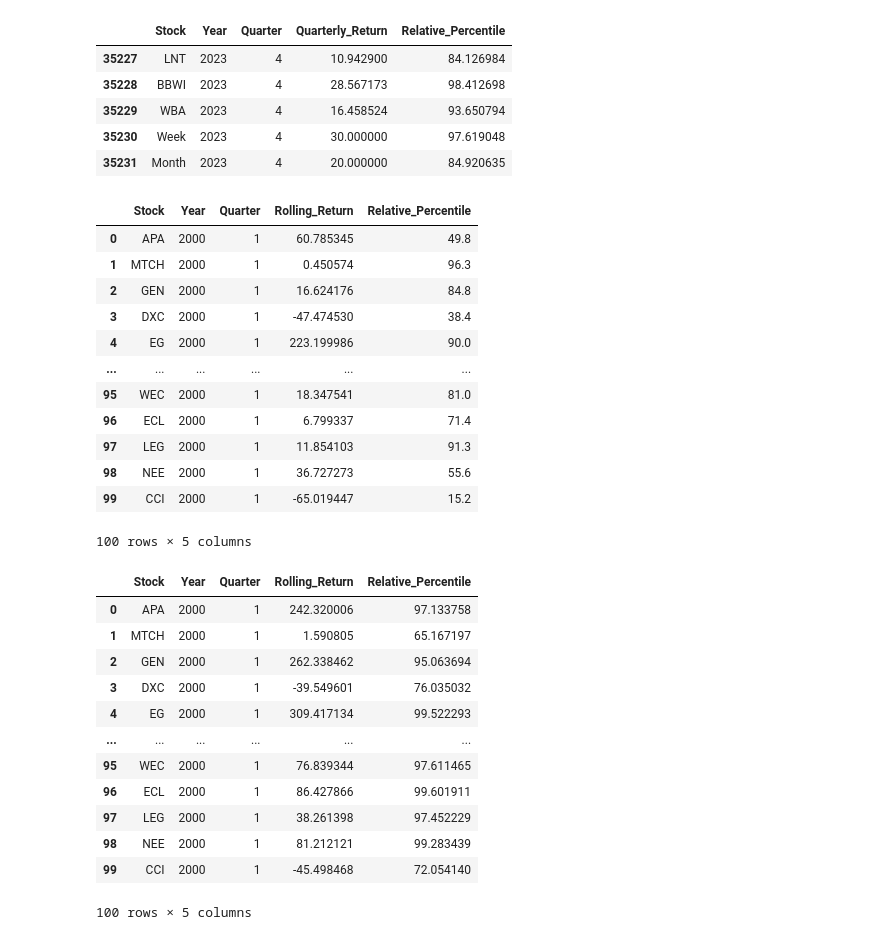
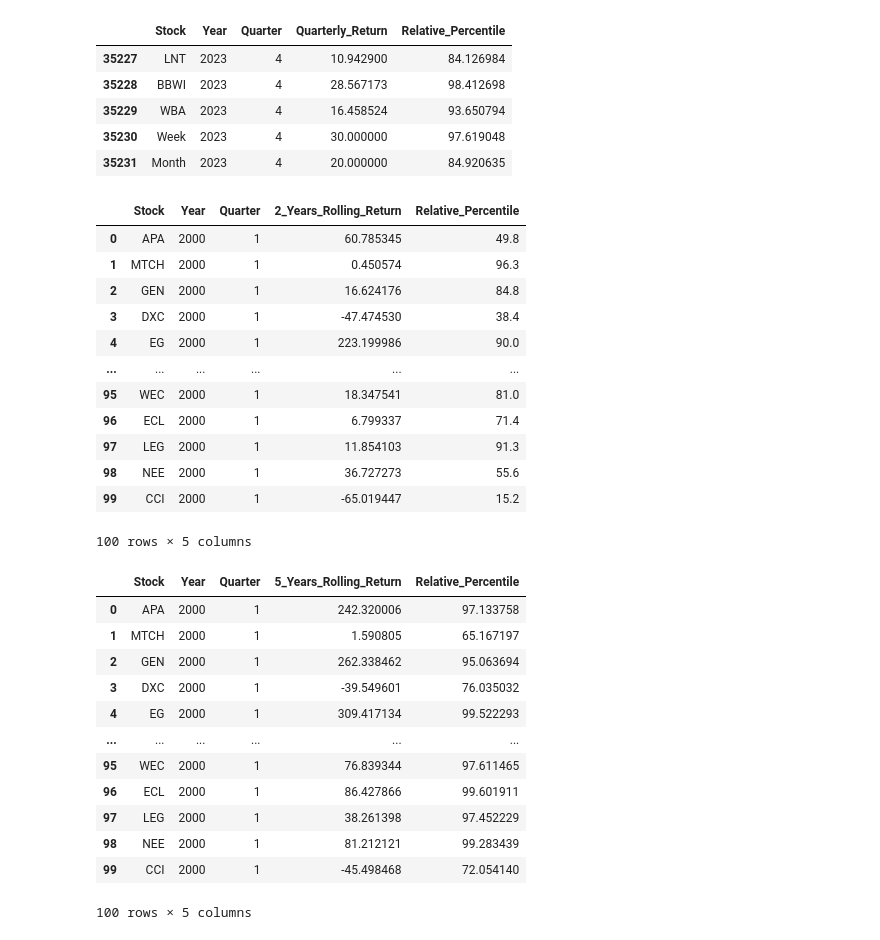
Before and after one commit to CiganOliviuAlphablock/clustering-in-mean-reversion-framework, a Jupyter notebook: correlation_matrix.ipynb, the cells around one changed output. Drawn from its saved outputs; the diff is of its cells as text; code cells hidden in the pictures.

```diff
--- a/correlation_matrix.ipynb
+++ b/correlation_matrix.ipynb
@@ -135,34 +135,34 @@ data_frame_annual_percentile = pd.DataFrame(data_frame_annual_returns)
 # %%
 data_frame["Date"] = pd.to_datetime(data_frame["Date"])
 data_frame['Year'] = data_frame["Date"].dt.year
 data_frame["Quarter"] = data_frame["Date"].dt.quarter
 
 start_year = 2000
 end_year = 2022
 quarters = [1, 2, 3, 4]
 
 data_frame_rolling_returns = []
 
 for year in range(start_year, end_year):
     for quarter in quarters:
         filtered_data_frame_1 = data_frame[((data_frame['Year'] == year) & (data_frame['Quarter'] >= quarter))]
         filtered_data_frame_2 = data_frame[(data_frame['Year'] == year + 1)]
         filtered_data_frame_3 = data_frame[((data_frame['Year'] == year + 2) & (data_frame['Quarter'] < quarter))]
 
         filtered_data = pd.concat([filtered_data_frame_1, filtered_data_frame_2, filtered_data_frame_3])
         filtered_data = filtered_data.reset_index(drop=True)
 
         for column in filtered_data.columns:
             if column not in ["Date", "Year", "Quarter"] and not filtered_data.empty:
                 rolling_return = get_annual_return(filtered_data[column].iloc[0], filtered_data[column].iloc[-1])
                 rolling_returns = [get_annual_return(filtered_data[column].iloc[0], filtered_data[column].iloc[i]) for i in range(len(filtered_data))]
                 relative_percentile = stats.percentileofscore(rolling_returns, rolling_return)
-                data_frame_rolling_returns.append({'Stock': column, 'Year': year, 'Quarter': quarter, 'Rolling_Return': rolling_return, 'Relative_Percentile': relative_percentile})
+                data_frame_rolling_returns.append({'Stock': column, 'Year': year, 'Quarter': quarter, '2_Years_Rolling_Return': rolling_return, 'Relative_Percentile': relative_percentile})
 
-data_frame_rolling_percentile = pd.DataFrame(data_frame_rolling_returns)
-data_frame_rolling_percentile.head(100)
+data_frame_2_years_rolling_percentile = pd.DataFrame(data_frame_rolling_returns)
+data_frame_2_years_rolling_percentile.head(100)
 # %% [output]
-|  | Stock | Year | Quarter | Rolling_Return | Relative_Percentile |
+|  | Stock | Year | Quarter | 2_Years_Rolling_Return | Relative_Percentile |
 | 0 | APA | 2000 | 1 | 60.785345 | 49.8 |
 | 1 | MTCH | 2000 | 1 | 0.450574 | 96.3 |
 | 2 | GEN | 2000 | 1 | 16.624176 | 84.8 |
@@ -200,12 +200,12 @@ for year in range(start_year, end_year):
                 rolling_return = get_annual_return(filtered_data[column].iloc[0], filtered_data[column].iloc[-1])
                 rolling_returns = [get_annual_return(filtered_data[column].iloc[0], filtered_data[column].iloc[i]) for i in range(len(filtered_data))]
                 relative_percentile = stats.percentileofscore(rolling_returns, rolling_return)
-                data_frame_rolling_returns.append({'Stock': column, 'Year': year, 'Quarter': quarter, 'Rolling_Return': rolling_return, 'Relative_Percentile': relative_percentile})
+                data_frame_rolling_returns.append({'Stock': column, 'Year': year, 'Quarter': quarter, '5_Years_Rolling_Return': rolling_return, 'Relative_Percentile': relative_percentile})
 
-data_frame_rolling_percentile = pd.DataFrame(data_frame_rolling_returns)
-data_frame_rolling_percentile.head(100)
+data_frame_5_years_rolling_percentile = pd.DataFrame(data_frame_rolling_returns)
+data_frame_5_years_rolling_percentile.head(100)
 # %% [output]
-|  | Stock | Year | Quarter | Rolling_Return | Relative_Percentile |
+|  | Stock | Year | Quarter | 5_Years_Rolling_Return | Relative_Percentile |
 | 0 | APA | 2000 | 1 | 242.320006 | 97.133758 |
 | 1 | MTCH | 2000 | 1 | 1.590805 | 65.167197 |
 | 2 | GEN | 2000 | 1 | 262.338462 | 95.063694 |
```
Also changed, not shown: parts of 4 cells of this notebook.
